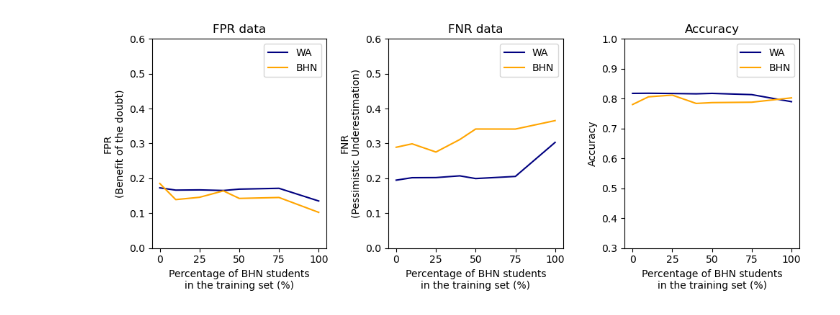
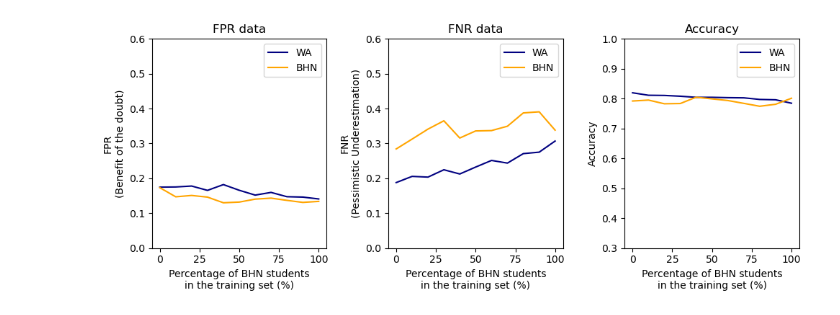
Before and after one commit to cherylstanley/folktables_cs, a Jupyter notebook: folktables/examples/notebooks/ASCIncome.ipynb, the cells around one changed output. Cells and saved outputs as stored; diff of their text form; code cells hidden in the pictures.

Commit message:
fixed implementation of mixRaceRates() to correctly modify training set to obtain desired mix rate

```diff
--- a/folktables/examples/notebooks/ASCIncome.ipynb
+++ b/folktables/examples/notebooks/ASCIncome.ipynb
@@ -69,7 +79,7 @@ def confusion(pred, label):
     tnr = tn / (fp + tn)
     return [acc, tpr, fnr, fpr, tnr]
 
-def evaluateRatio(features, label, group, bhn_ratio):
+def evaluateMixRate(features, label, group, bhn_rate, set_training_size):
     # randomly split the data into training and testing
     # train-test split: 80/20
     X_train, X_test, y_train, y_test, group_train, group_test = train_test_split(
@@ -78,8 +88,8 @@ def evaluateRatio(features, label, group, bhn_ratio):
     # reshape y_train into column vector, then concatenate with X_train to reformat training data
     train_data = np.concatenate((X_train, y_train.reshape(-1, 1)), axis=1)
 
-    # filter training data to satisfy desired BHN ratio
-    modified_train_data = mixRaceRates(train_data, bhn_ratio)
+    # filter training data to satisfy desired BHN mix rate
+    modified_train_data, set_training_size = mixRaceRates(train_data, bhn_rate, set_training_size)
 
     new_X_train = modified_train_data[:, :-1] # get all cols except for last one
     new_y_train = modified_train_data[:, -1]  # get only the last col
@@ -102,5 +112,5 @@ def evaluateRatio(features, label, group, bhn_ratio):
     wa_data = confusion(yhat_wa, y_test_wa)
     bhn_data = confusion(yhat_bhn, y_test_bhn)
 
-    return wa_data, bhn_data
+    return wa_data, bhn_data, set_training_size
 # %%
@@ -159,17 +170,17 @@ y_FNR_BHN = []
 y_ACC_WA = []
 y_ACC_BHN = []
 
-for ratio in target_bhn_ratios:
-    x.append(ratio * 100)
+for mix_rate in target_bhn_rates:
+    x.append(mix_rate * 100)
 
-    y_FPR_WA.append(wa_map[ratio][3])
-    y_FPR_BHN.append(bhn_map[ratio][3])
+    y_FPR_WA.append(wa_map[mix_rate][3])
+    y_FPR_BHN.append(bhn_map[mix_rate][3])
 
-    y_FNR_WA.append(wa_map[ratio][2])
-    y_FNR_BHN.append(bhn_map[ratio][2])
+    y_FNR_WA.append(wa_map[mix_rate][2])
+    y_FNR_BHN.append(bhn_map[mix_rate][2])
 
-    y_ACC_WA.append(wa_map[ratio][0])
-    y_ACC_BHN.append(bhn_map[ratio][0])
+    y_ACC_WA.append(wa_map[mix_rate][0])
+    y_ACC_BHN.append(bhn_map[mix_rate][0])
 
 
 fig, (ax1, ax2, ax3) = plt.subplots(1, 3, figsize=(10, 4))
@@ -179,31 +190,31 @@ ax1.plot(x, y_FPR_WA, label="WA", color="navy")
 ax1.plot(x, y_FPR_BHN, label="BHN", color="orange")
 
 ax2.plot(x, y_FNR_WA, label="WA", color="navy")
 ax2.plot(x, y_FNR_BHN, label="BHN", color="orange")
 
 ax3.plot(x, y_ACC_WA, label="WA", color="navy")
 ax3.plot(x, y_ACC_BHN, label="BHN", color="orange")
 
 # add labels and title
 ax1.set_xlabel("Percentage of BHN students\nin the training set (%)")
 ax1.set_ylabel("FPR\n(Benefit of the doubt)")
 ax1.set_title("FPR data")
 ax1.legend()
 ax1.set_ylim(0, 0.6)
 
 ax2.set_xlabel("Percentage of BHN students\nin the training set (%)")
 ax2.set_ylabel("FNR\n(Pessimistic Underestimation)")
 ax2.set_title("FNR data")
 ax2.legend()
 ax2.set_ylim(0, 0.6)
 
 ax3.set_xlabel("Percentage of BHN students\nin the training set (%)")
 ax3.set_ylabel("Accuracy")
 ax3.set_title("Accuracy")
 ax3.legend()
 ax3.set_ylim(0.3, 1)
 
 plt.tight_layout()
 plt.show()
 # %% [output]
-[figure, old version]
+[figure, new version]
```
Also changed, not shown: parts of 2 cells of this notebook.
